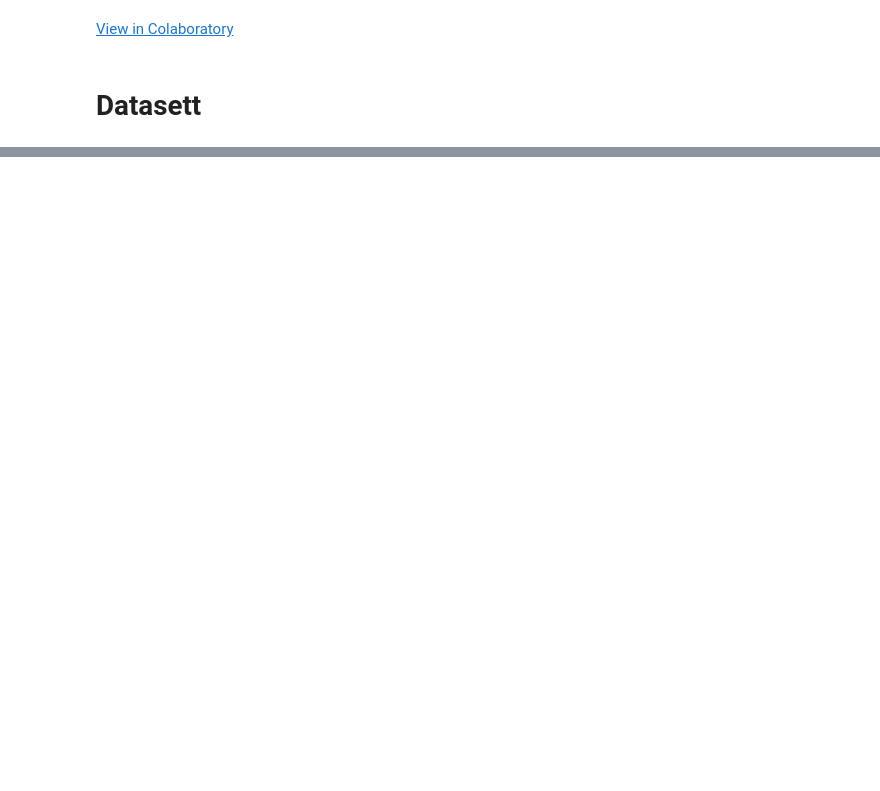
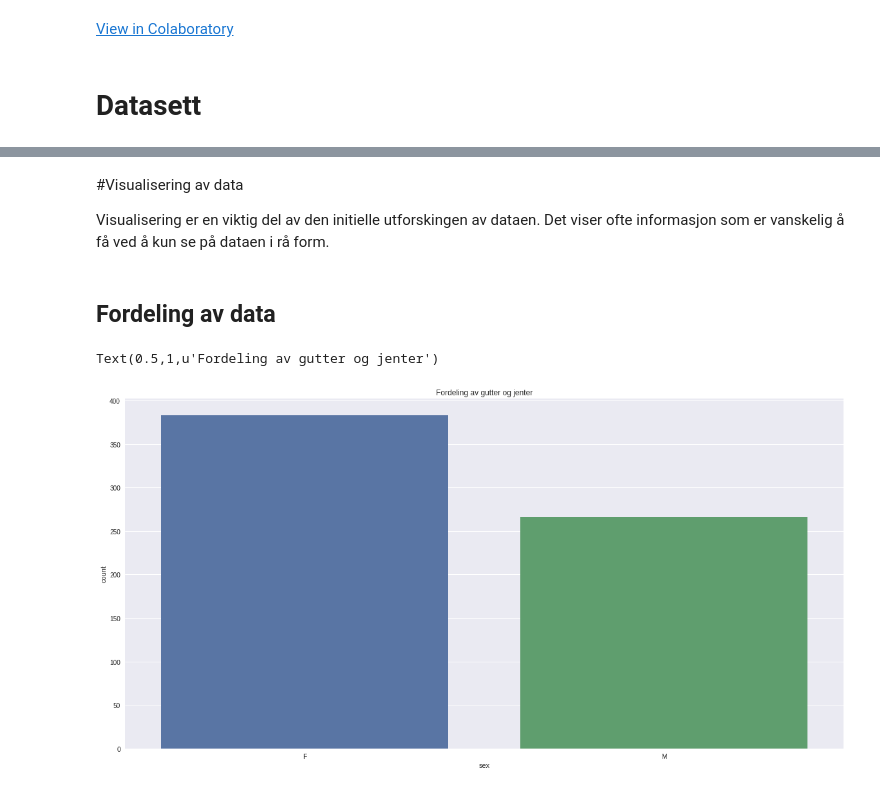
Before and after one commit to fabiansd/AI-workshop, a Jupyter notebook: AI_workshop.ipynb, the cells around one changed output, grey strips where cells are left out. Saved outputs shown, nothing was run; the diff lists cells and outputs as text; code cells hidden in the pictures; blank space fills up the shorter version.

```diff
--- a/AI_workshop.ipynb
+++ b/AI_workshop.ipynb
@@ -39,0 +38,3 @@ sample_data
+# %%
+#Dataen blir lest ved bruk av Pandas biblioteket og lagret i noe som kalles for en Dataframe
+data = pd.read_csv('data/student-por.csv')
@@ -39,0 +136,4 @@ sample_data
+# %%
+#For å fjerne manglende data bruker vi pandas dropna
+data = data.dropna()
+print('\n Antall eksempler: {}'.format(len(data)))
@@ -39,0 +295,15 @@ sample_data
+# %% [markdown]
+#Visualisering av data
+
+Visualisering er en viktig del av den initielle utforskingen av dataen. Det viser ofte informasjon som er vanskelig å få ved å kun se på dataen i rå form.
+# %% [markdown]
+## Fordeling av data
+# %%
+#Fordeling av gutter og jenter. Feature settes som x, og datasettet settes som data
+plt.figure(figsize=(20, 10))
+plt.tight_layout()
+sns.countplot(x='sex', data=data)
+plt.title(u'Fordeling av gutter og jenter')
+# %% [output]
+Text(0.5,1,u'Fordeling av gutter og jenter')
+[figure, added]
```
Also changed, not shown: parts of 53 cells of this notebook.
